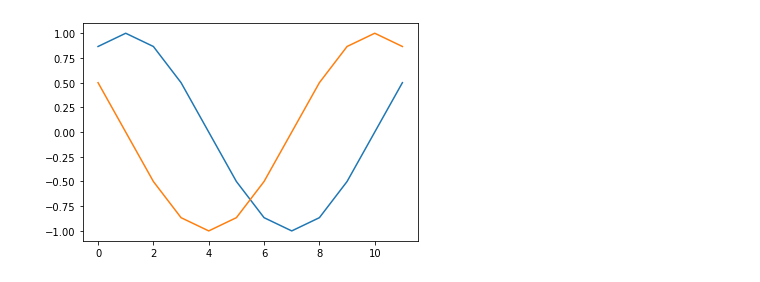
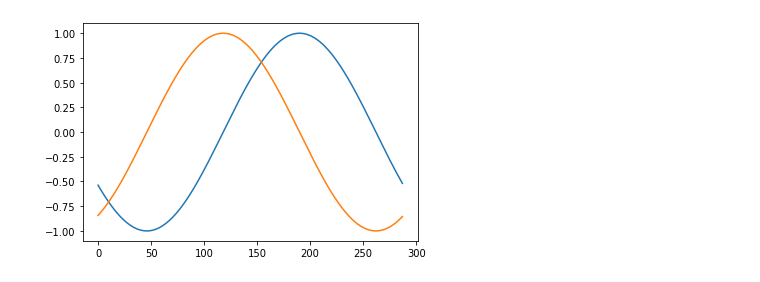
Before and after one commit to AnmolS99/Time-Series-Forecasting, a Jupyter notebook: eda.ipynb, the cells around one changed output. Cells and saved outputs as stored; diff of their text form; code cells hidden in the pictures.

```diff
--- a/eda.ipynb
+++ b/eda.ipynb
@@ -5,4 +6,5 @@ from preprocessing import Preprocessor
 from network import RNN
 # %%
 pp = Preprocessor(train_path="datasets/no1_train.csv", val_path="datasets/no1_validation.csv")
-train_df, val_df = pp.preprocess()
+train_df, val_df, X_feat = pp.preprocess()
+X_feat
@@ -9,8 +28,10 @@ train_df, val_df = pp.preprocess()
 # %%
-time_of_hour_sin = train_df[["time_of_hour_sin"]].to_numpy()
-time_of_hour_cos = train_df[["time_of_hour_cos"]].to_numpy()
-plt.plot(time_of_hour_sin[:12])
-plt.plot(time_of_hour_cos[:12])
+
+time_of_day_sin = train_df[["min_day_sin"]].to_numpy()
+time_of_day_cos = train_df[["min_day_cos"]].to_numpy()
+time_steps_day = 1440//5
+plt.plot(time_of_day_sin[:time_steps_day])
+plt.plot(time_of_day_cos[:time_steps_day])
 plt.show()
 # %% [output]
-[figure, old version]
+[figure, new version]
```
Also changed, not shown: parts of 6 cells of this notebook, 41 other files.
